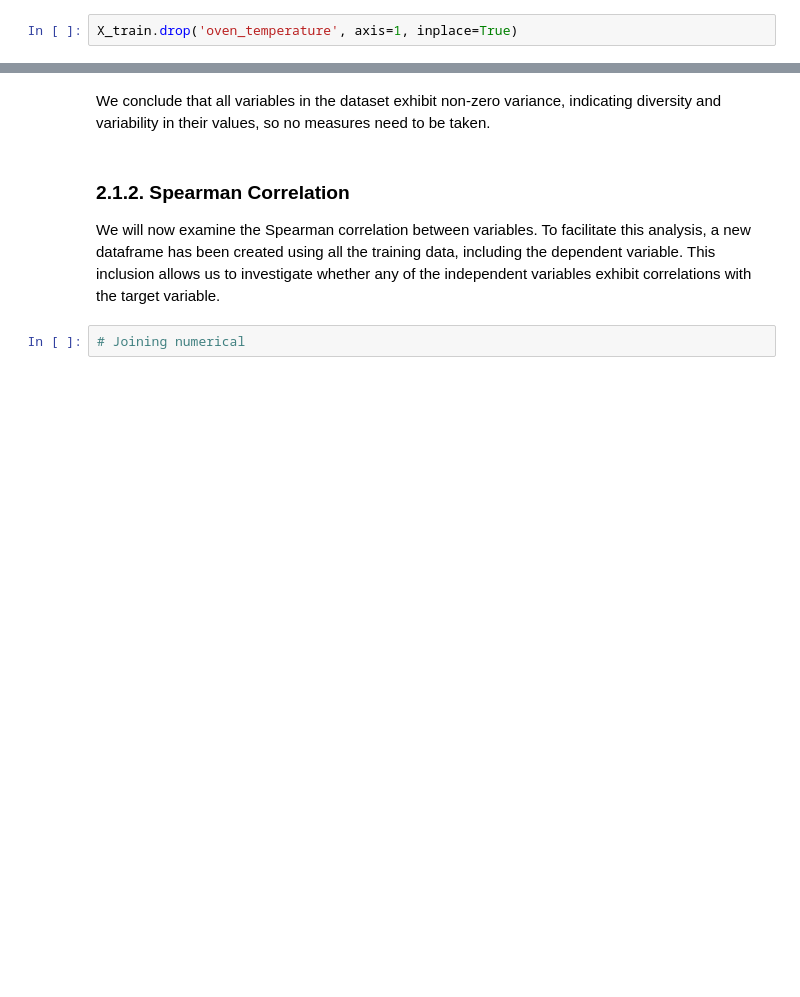
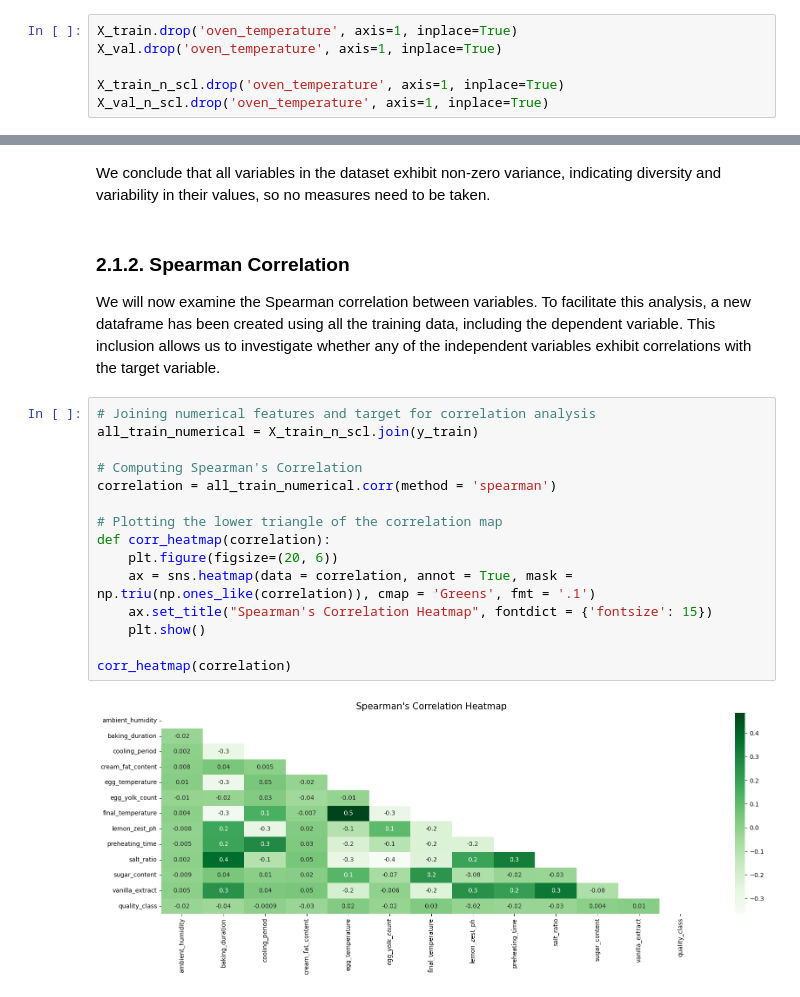
Before and after one commit to gugaffranco/MachineLearning1G08, a Jupyter notebook: ML08_NB3_FEATUREMGMT.ipynb, the cells around one changed output, grey strips where cells are left out. Cells and saved outputs as stored; diff of their text form; blank space fills up the shorter version.

```diff
--- a/ML08_NB3_FEATUREMGMT.ipynb
+++ b/ML08_NB3_FEATUREMGMT.ipynb
@@ -87,6 +117,10 @@ Correlation (Final Temp vs Target): -0.062156860429917825
 We conclude that the 'final_temperature' column has a higher absolute correlation, which means it has a better chance of helping to predict the target variable. So, we will drop 'oven_temperature'.
 # %%
 X_train.drop('oven_temperature', axis=1, inplace=True)
+X_val.drop('oven_temperature', axis=1, inplace=True)
+
+X_train_n_scl.drop('oven_temperature', axis=1, inplace=True)
+X_val_n_scl.drop('oven_temperature', axis=1, inplace=True)
 # %% [markdown]
 <h3 style="color: #0EE071;">2.2 Filter methods</h3>
 
@@ -115,4 +148,19 @@ We conclude that all variables in the dataset exhibit non-zero variance, indicat
 
 We will now examine the Spearman correlation between variables.  To facilitate this analysis, a new dataframe has been created using all the training data, including the dependent variable. This inclusion allows us to investigate whether any of the independent variables exhibit correlations with the target variable.
 # %%
-# Joining numerical
+# Joining numerical features and target for correlation analysis
+all_train_numerical = X_train_n_scl.join(y_train)
+
+# Computing Spearman's Correlation
+correlation = all_train_numerical.corr(method = 'spearman')
+
+# Plotting the lower triangle of the correlation map
+def corr_heatmap(correlation):
+    plt.figure(figsize=(20, 6))
+    ax = sns.heatmap(data = correlation, annot = True, mask = np.triu(np.ones_like(correlation)), cmap = 'Greens', fmt = '.1')
+    ax.set_title("Spearman's Correlation Heatmap", fontdict = {'fontsize': 15})
+    plt.show()
+
+corr_heatmap(correlation)
+# %% [output]
+[figure, added]
```
Also changed, not shown: parts of 24 cells of this notebook, 3 other files.
